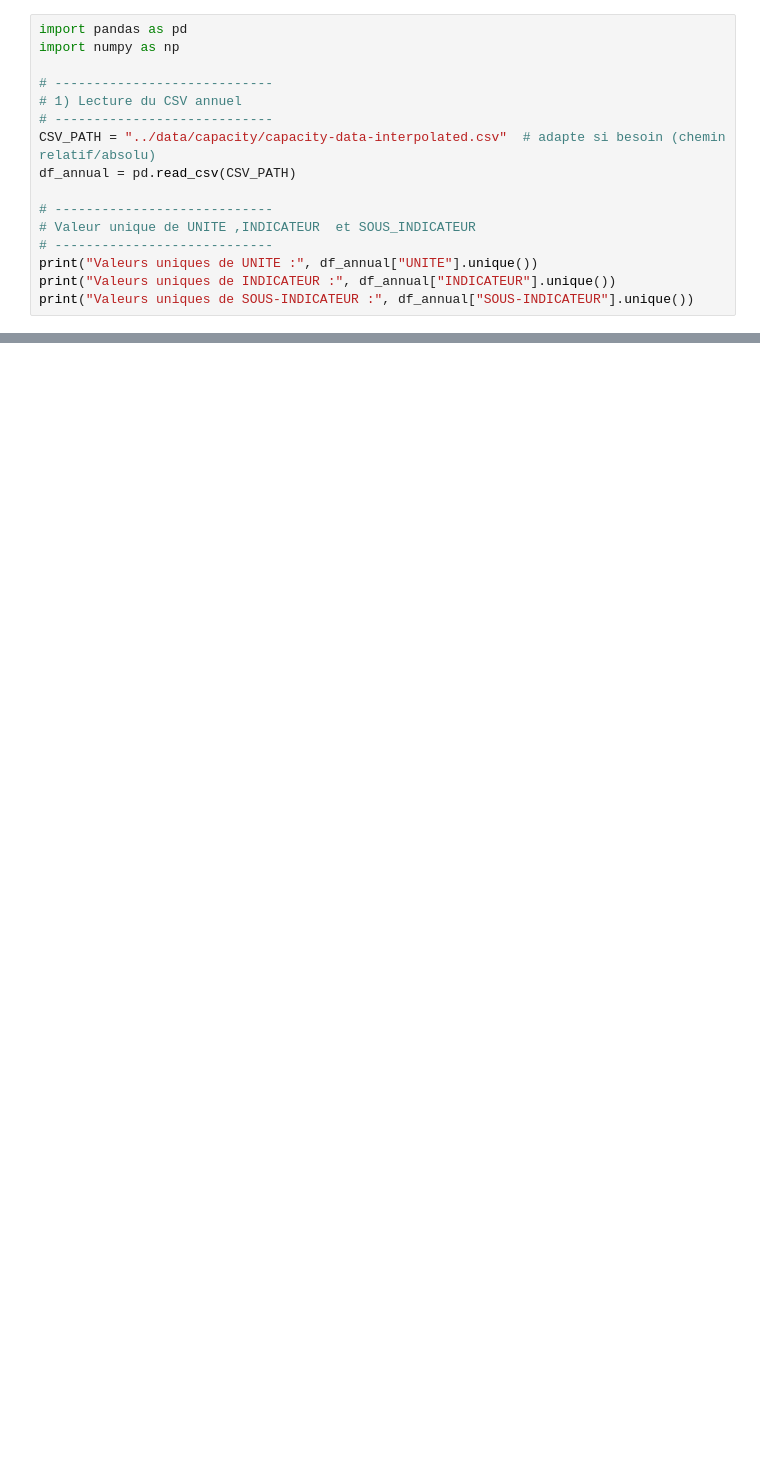
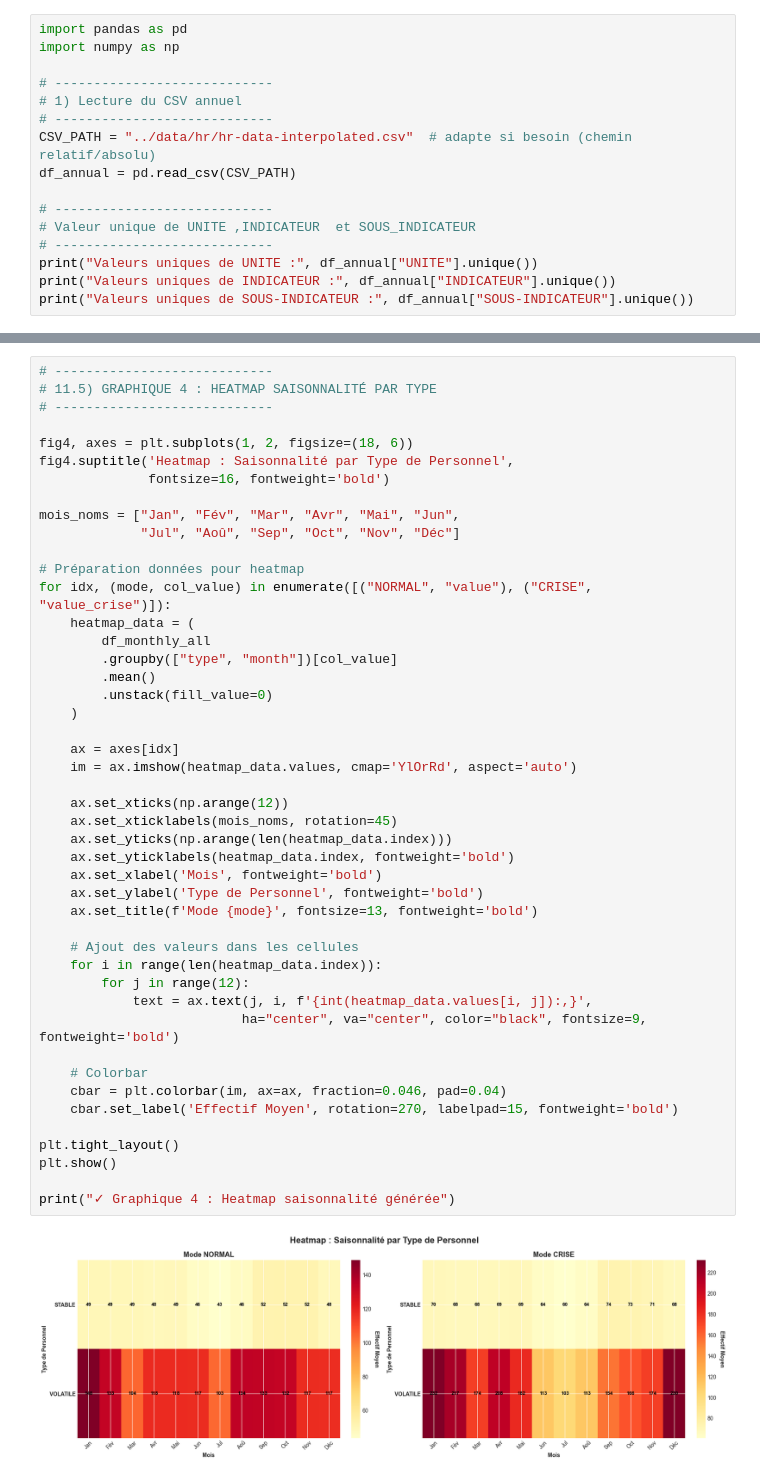
Before and after one commit to Fanaingamampiandra/SmartCareAnalytics, a Jupyter notebook: scripts/hr-saisonnalite.ipynb, the cells around one changed output, grey strips where cells are left out. Saved outputs shown, nothing was run; the diff lists cells and outputs as text; blank space fills up the shorter version.

```diff
--- a/scripts/hr-saisonnalite.ipynb
+++ b/scripts/hr-saisonnalite.ipynb
@@ -5,7 +135,7 @@ import numpy as np
 # ----------------------------
 # 1) Lecture du CSV annuel
 # ----------------------------
-CSV_PATH = "../data/capacity/capacity-data-interpolated.csv"  # adapte si besoin (chemin relatif/absolu)
+CSV_PATH = "../data/hr/hr-data-interpolated.csv"  # adapte si besoin (chemin relatif/absolu)
 df_annual = pd.read_csv(CSV_PATH)
 
 # ----------------------------
@@ -48,0 +958,48 @@ df_daily_all.groupby(["site_code", "indicateur"]).size()
+# %%
+# ----------------------------
+# 11.5) GRAPHIQUE 4 : HEATMAP SAISONNALITÉ PAR TYPE
+# ----------------------------
+
+fig4, axes = plt.subplots(1, 2, figsize=(18, 6))
+fig4.suptitle('Heatmap : Saisonnalité par Type de Personnel',
+              fontsize=16, fontweight='bold')
+
+mois_noms = ["Jan", "Fév", "Mar", "Avr", "Mai", "Jun",
+             "Jul", "Aoû", "Sep", "Oct", "Nov", "Déc"]
+
+# Préparation données pour heatmap
+for idx, (mode, col_value) in enumerate([("NORMAL", "value"), ("CRISE", "value_crise")]):
+    heatmap_data = (
+        df_monthly_all
+        .groupby(["type", "month"])[col_value]
+        .mean()
+        .unstack(fill_value=0)
+    )
+
+    ax = axes[idx]
+    im = ax.imshow(heatmap_data.values, cmap='YlOrRd', aspect='auto')
+
+    ax.set_xticks(np.arange(12))
+    ax.set_xticklabels(mois_noms, rotation=45)
+    ax.set_yticks(np.arange(len(heatmap_data.index)))
+    ax.set_yticklabels(heatmap_data.index, fontweight='bold')
+    ax.set_xlabel('Mois', fontweight='bold')
+    ax.set_ylabel('Type de Personnel', fontweight='bold')
+    ax.set_title(f'Mode {mode}', fontsize=13, fontweight='bold')
+
+    # Ajout des valeurs dans les cellules
+    for i in range(len(heatmap_data.index)):
+        for j in range(12):
+            text = ax.text(j, i, f'{int(heatmap_data.values[i, j]):,}',
+                          ha="center", va="center", color="black", fontsize=9, fontweight='bold')
+
+    # Colorbar
+    cbar = plt.colorbar(im, ax=ax, fraction=0.046, pad=0.04)
+    cbar.set_label('Effectif Moyen', rotation=270, labelpad=15, fontweight='bold')
+
+plt.tight_layout()
+plt.show()
+
+print("✓ Graphique 4 : Heatmap saisonnalité générée")
+# %% [output]
+[figure, added]
```
Also changed, not shown: parts of 10 cells of this notebook, 12 other files.
